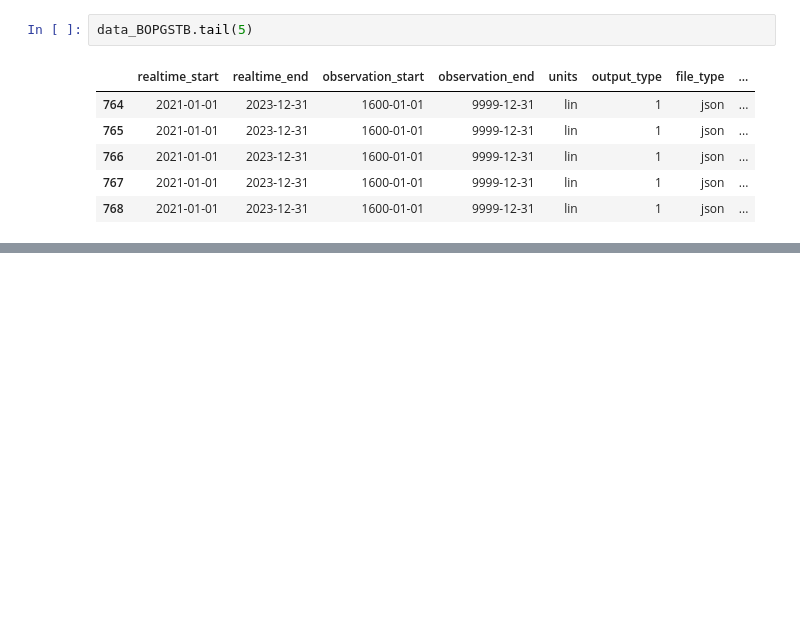
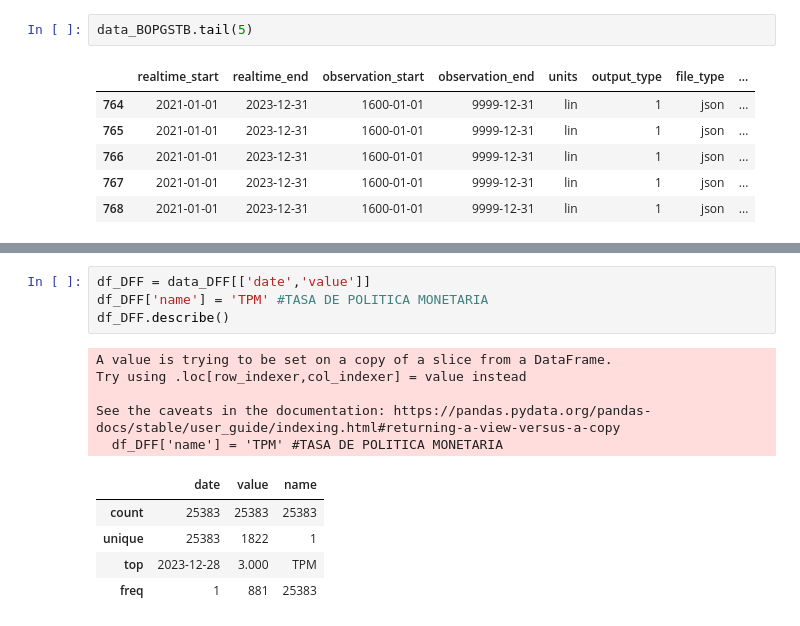
Before and after one commit to diegomacaya/proyecto_DataScience_DMS, a Jupyter notebook: src/explore copy.ipynb, the cells around one changed output, grey strips where cells are left out. Cells and saved outputs as stored; diff of their text form; blank space fills up the shorter version.

```diff
--- a/src/explore copy.ipynb
+++ b/src/explore copy.ipynb
@@ -249,0 +280,15 @@ guardar_csv(data_BOPGSTB,"../data/processed/fed_BOPGSTB_historical_data.csv")
+# %%
+df_DFF = data_DFF[['date','value']]
+df_DFF['name'] = 'TPM' #TASA DE POLITICA MONETARIA
+df_DFF.describe()
+# %% [output]
+A value is trying to be set on a copy of a slice from a DataFrame.
+Try using .loc[row_indexer,col_indexer] = value instead
+
+See the caveats in the documentation: https://pandas.pydata.org/pandas-docs/stable/user_guide/indexing.html#returning-a-view-versus-a-copy
+  df_DFF['name'] = 'TPM' #TASA DE POLITICA MONETARIA
+|  | date | value | name |
+| count | 25383 | 25383 | 25383 |
+| unique | 25383 | 1822 | 1 |
+| top | 2023-12-28 | 3.000 | TPM |
+| freq | 1 | 881 | 25383 |
```
Also changed, not shown: parts of 16 cells of this notebook, 10 other files.
